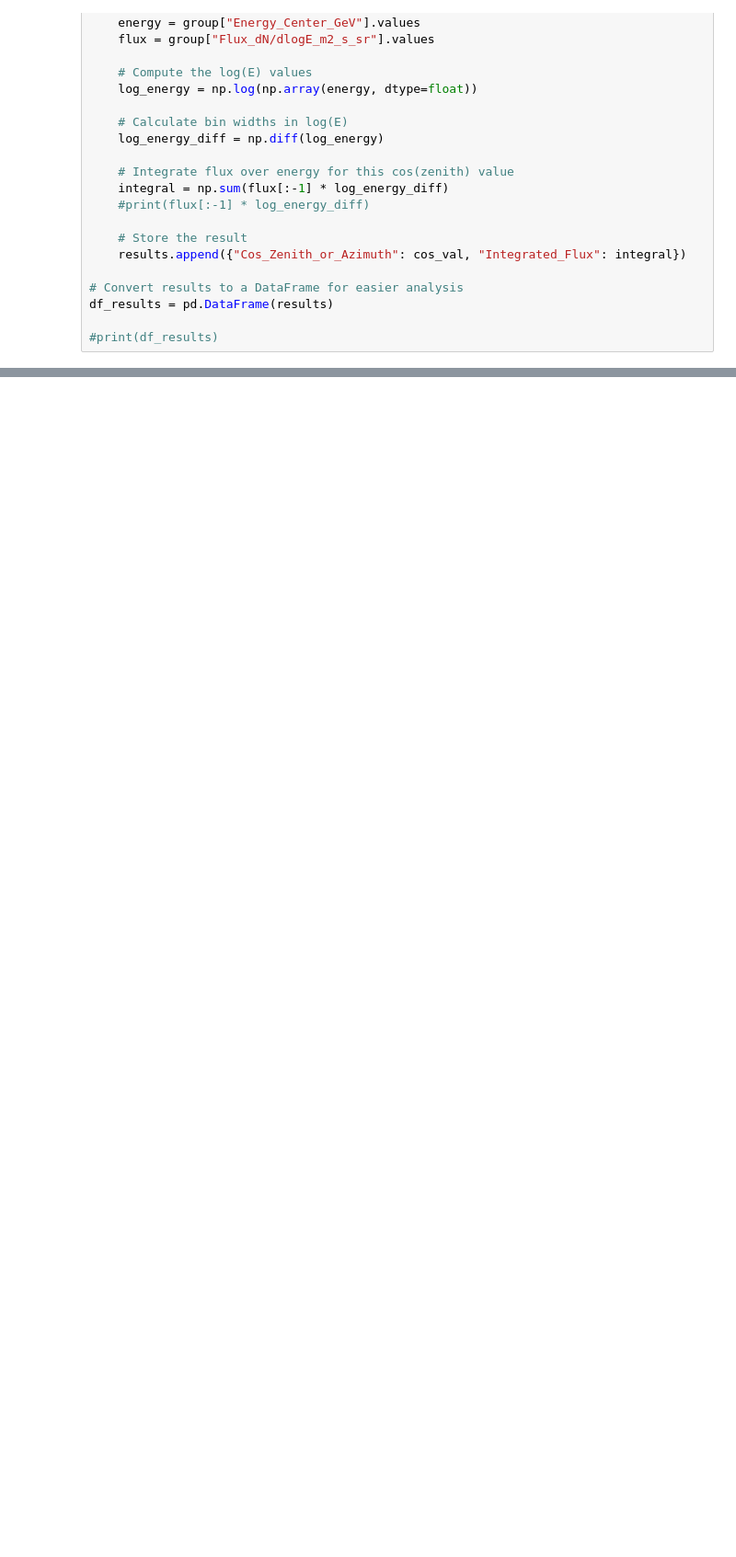
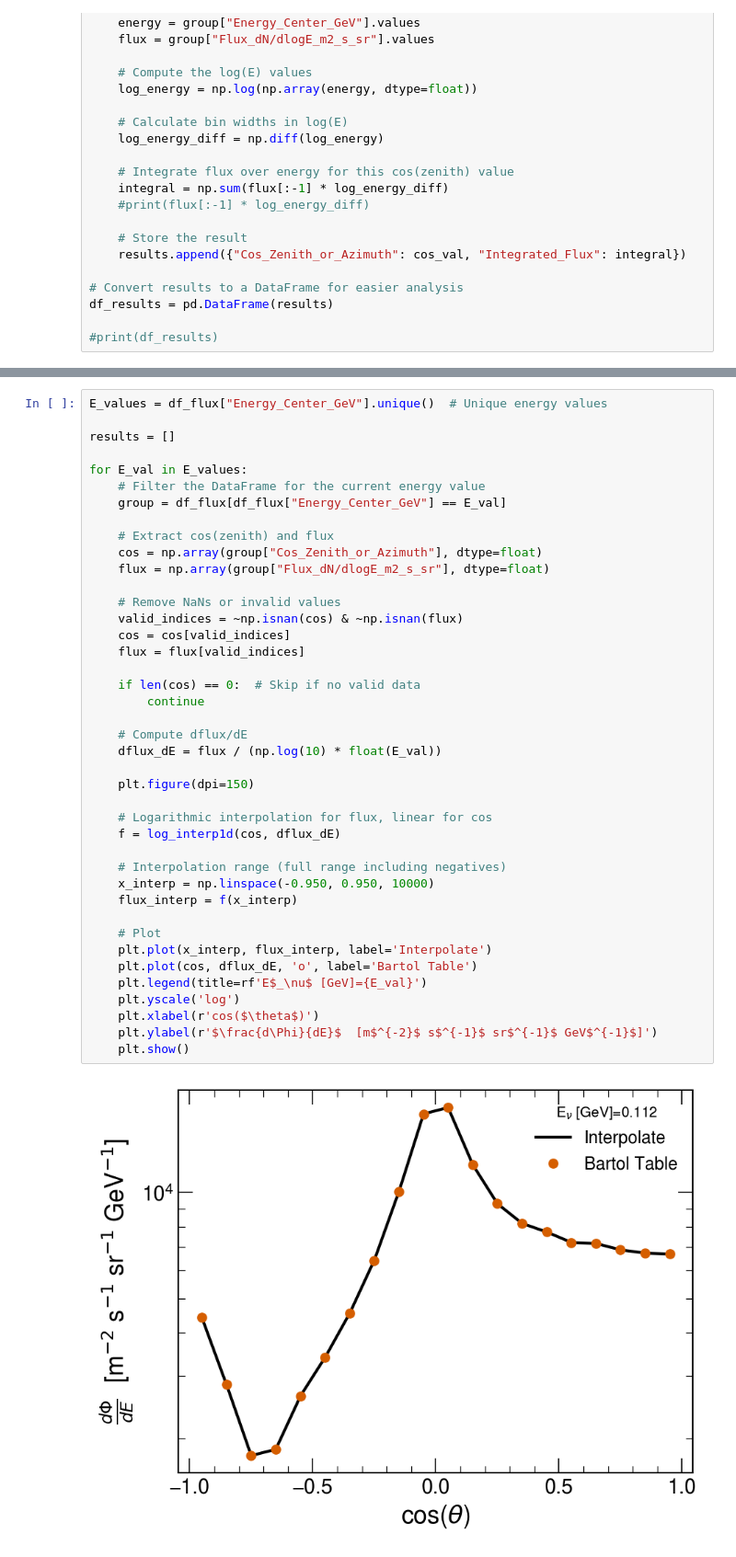
Before and after one commit to lperes-ufrj/UpperLimitCode, a Jupyter notebook: ValidationStudies/FluxsAtm/flux_adap.ipynb, the cells around one changed output, grey strips where cells are left out. Shown at 92% size. Drawn from its saved outputs; the diff is of its cells as text; blank space fills up the shorter version.

```diff
--- a/ValidationStudies/FluxsAtm/flux_adap.ipynb
+++ b/ValidationStudies/FluxsAtm/flux_adap.ipynb
@@ -235,0 +238,43 @@ df_results = pd.DataFrame(results)
+# %%
+E_values = df_flux["Energy_Center_GeV"].unique()  # Unique energy values
+
+results = []
+
+for E_val in E_values:
+    # Filter the DataFrame for the current energy value
+    group = df_flux[df_flux["Energy_Center_GeV"] == E_val]
+
+    # Extract cos(zenith) and flux
+    cos = np.array(group["Cos_Zenith_or_Azimuth"], dtype=float)
+    flux = np.array(group["Flux_dN/dlogE_m2_s_sr"], dtype=float)
+
+    # Remove NaNs or invalid values
+    valid_indices = ~np.isnan(cos) & ~np.isnan(flux)
+    cos = cos[valid_indices]
+    flux = flux[valid_indices]
+
+    if len(cos) == 0:  # Skip if no valid data
+        continue
+
+    # Compute dflux/dE
+    dflux_dE = flux / (np.log(10) * float(E_val))
+
+    plt.figure(dpi=150)
+
+    # Logarithmic interpolation for flux, linear for cos
+    f = log_interp1d(cos, dflux_dE)
+
+    # Interpolation range (full range including negatives)
+    x_interp = np.linspace(-0.950, 0.950, 10000)
+    flux_interp = f(x_interp)
+
+    # Plot
+    plt.plot(x_interp, flux_interp, label='Interpolate')
+    plt.plot(cos, dflux_dE, 'o', label='Bartol Table')
+    plt.legend(title=rf'E$_\nu$ [GeV]={E_val}')
+    plt.yscale('log')
+    plt.xlabel(r'cos($\theta$)')
+    plt.ylabel(r'$\frac{d\Phi}{dE}$  [m$^{-2}$ s$^{-1}$ sr$^{-1}$ GeV$^{-1}$]')
+    plt.show()
+# %% [output]
+[figure, added]
```
Also changed, not shown: parts of 10 cells of this notebook.
